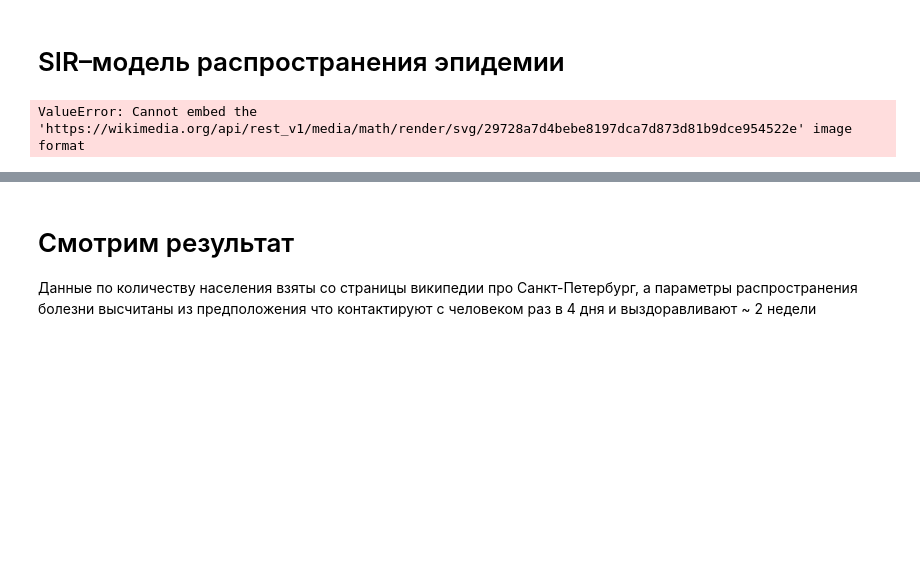
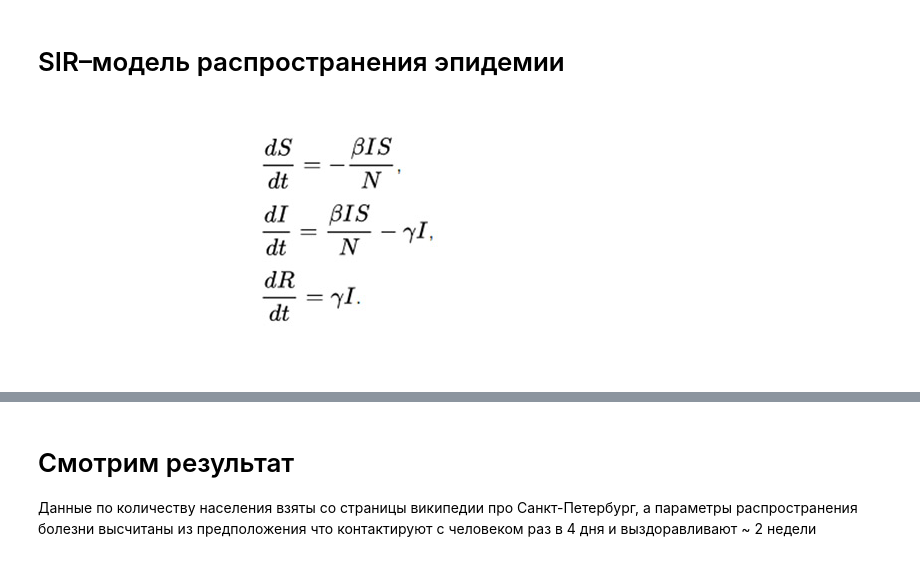
Before and after one commit to WhiteSpirt25/TextClassification, a Jupyter notebook: SIR.ipynb, the cells around one changed output, grey strips where cells are left out. Cells and saved outputs as stored; diff of their text form; code cells hidden in the pictures; blank space fills up the shorter version.

```diff
--- a/SIR.ipynb
+++ b/SIR.ipynb
@@ -2,6 +2,6 @@
 # SIR–модель распространения эпидемии
 # %%
 from IPython.core.display import Image, display
-display(Image('https://wikimedia.org/api/rest_v1/media/math/render/svg/29728a7d4bebe8197dca7d873d81b9dce954522e', width=1900, unconfined=True))
+display(Image('https://images.nplus1.ru//images/2019/12/25/97c55b9c5d4f0e775e0fbac291a28cb1.jpg'))
 # %% [output]
-ValueError: Cannot embed the 'https://wikimedia.org/api/rest_v1/media/math/render/svg/29728a7d4bebe8197dca7d873d81b9dce954522e' image format
+[figure, added]
```
Also changed, not shown: parts of 1 cell of this notebook.
